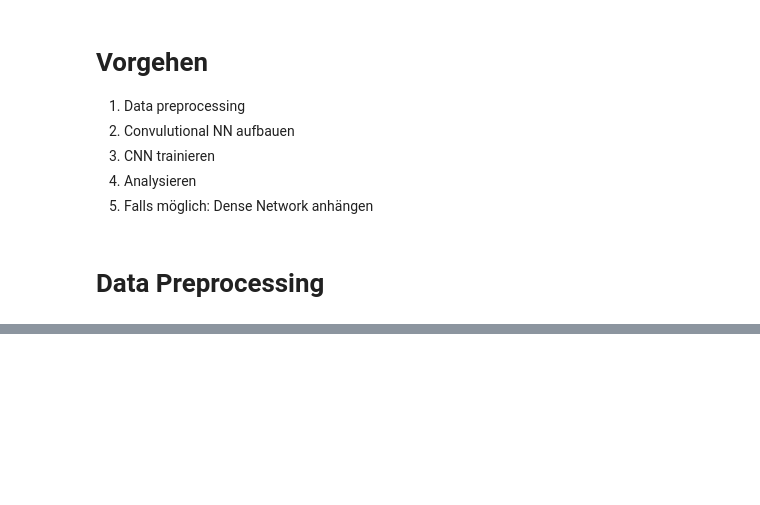
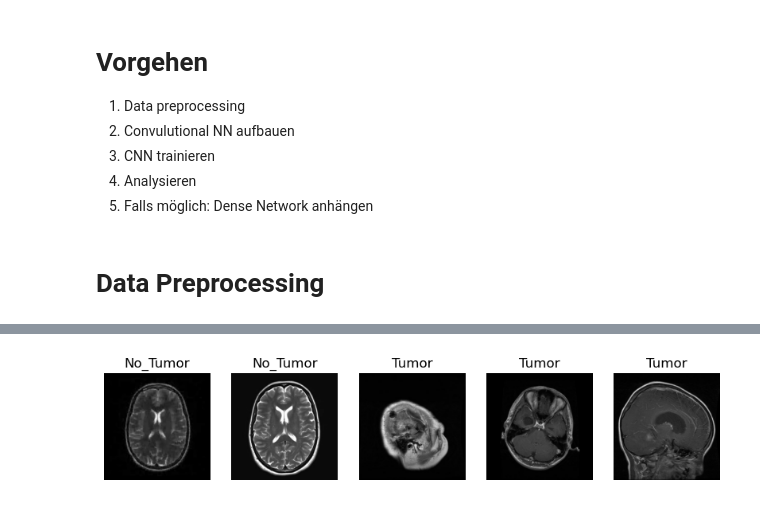
Before and after one commit to LeonidWouters/Brain_Tumor_Recognition, a Jupyter notebook: Notebook.ipynb, the cells around one changed output, grey strips where cells are left out. Drawn from its saved outputs; the diff is of its cells as text; code cells hidden in the pictures; blank space fills up the shorter version.

Commit message:
First models trained

```diff
--- a/Notebook.ipynb
+++ b/Notebook.ipynb
@@ -39,32 +46,20 @@ import pandas as pd
 import os
 import tensorflow as tf
 
-# Basisordner für die Daten (Korrigierter Pfad)
-base_dir = r"C:/Users/leoni/Documents/HSLU/5. Semester/AI Einzelarbeit/Daten"  # Rohstring für Windows-Pfad
+# Basisordner: Daten ist innerhalb des aktuellen Verzeichnisses
+base_dir = os.path.join(os.getcwd(), "Daten")
 train_dir = os.path.join(base_dir, "Training")
 test_dir = os.path.join(base_dir, "Testing")
 
 # Parameter für die Datenverarbeitung
-batch_size = 32
+batch_size = 50
 img_height = 224
 img_width = 224
 
 # Training-Datensatz laden
 train_ds = tf.keras.utils.image_dataset_from_directory(
     train_dir,
-    validation_split=0.2,  # Optional: Training und Validierung aufteilen
-    subset="training",
-    seed=123,
     image_size=(img_height, img_width),  # Bilder auf einheitliche Größe skalieren
-    batch_size=batch_size
-)
-
-val_ds = tf.keras.utils.image_dataset_from_directory(
-    train_dir,
-    validation_split=0.2,  # Optional: Validierungsanteil
-    subset="validation",
-    seed=123,
-    image_size=(img_height, img_width),
     batch_size=batch_size
 )
 
@@ -77,6 +72,5 @@ test_ds = tf.keras.utils.image_dataset_from_directory(
 
 # Überprüfung der geladenen Daten
 print("Trainingsdatenklassen:", train_ds.class_names)
-print("Validierungsdatenklassen:", val_ds.class_names)
 print("Testdatenklassen:", test_ds.class_names)
 # %% [output]
@@ -87,0 +115,21 @@ Existiert der Trainingsordner? False
+# %%
+import matplotlib.pyplot as plt
+
+# Anzahl der Bilder, die angezeigt werden sollen
+num_images = 5
+
+# Hole eine kleine Stichprobe von Bildern und Labels
+image_batch, label_batch = next(iter(train_ds))
+
+# Anzeigen der Bilder und ihrer Klassen
+plt.figure(figsize=(10, 10))
+
+for i in range(num_images):
+    ax = plt.subplot(1, num_images, i + 1)
+    plt.imshow(image_batch[i].numpy().astype("uint8"))
+    plt.title(train_ds.class_names[label_batch[i].numpy()])
+    plt.axis("off")
+
+plt.show()
+# %% [output]
+[figure, added]
```
Also changed, not shown: parts of 12 cells of this notebook.
